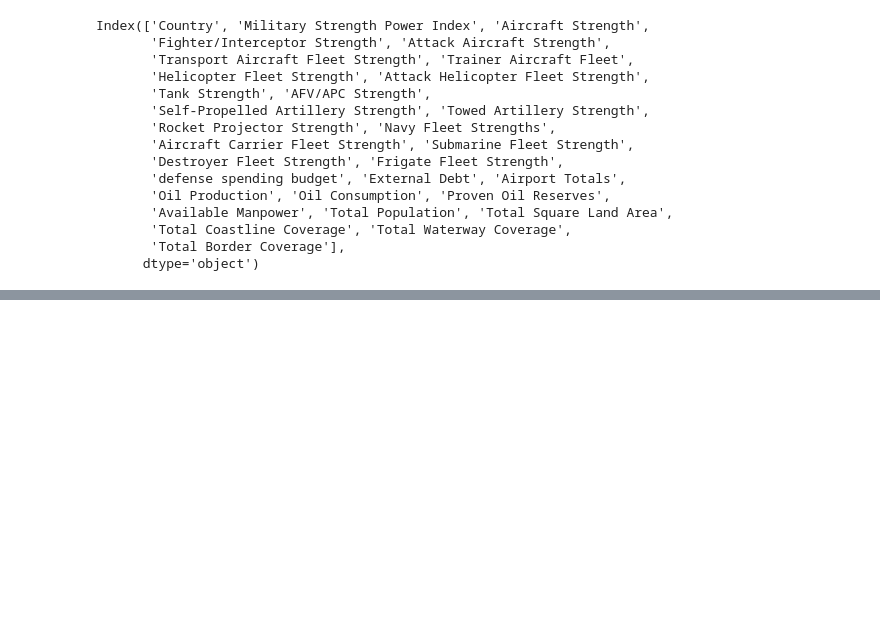
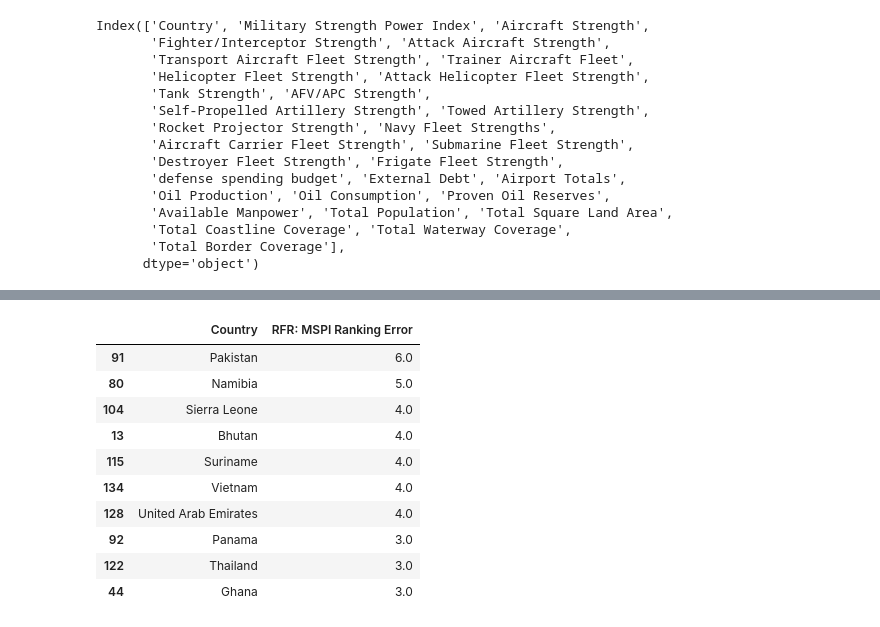
Before and after one commit to matthewcavanaugh96/magnimind, a Jupyter notebook: Military Power/Military Power.ipynb, the cells around one changed output, grey strips where cells are left out. Cells and saved outputs as stored; diff of their text form; code cells hidden in the pictures; blank space fills up the shorter version.

```diff
--- a/Military Power/Military Power.ipynb
+++ b/Military Power/Military Power.ipynb
@@ -259,0 +270,14 @@ dtype: object
+# %%
+military_power[['Country', 'RFR: MSPI Ranking Error']].sort_values(by='RFR: MSPI Ranking Error', ascending=False).head(10)
+# %% [output]
+|  | Country | RFR: MSPI Ranking Error |
+| 91 | Pakistan | 6.0 |
+| 80 | Namibia | 5.0 |
+| 104 | Sierra Leone | 4.0 |
+| 13 | Bhutan | 4.0 |
+| 115 | Suriname | 4.0 |
+| 134 | Vietnam | 4.0 |
+| 128 | United Arab Emirates | 4.0 |
+| 92 | Panama | 3.0 |
+| 122 | Thailand | 3.0 |
+| 44 | Ghana | 3.0 |
```
Also changed, not shown: parts of 18 cells of this notebook.
